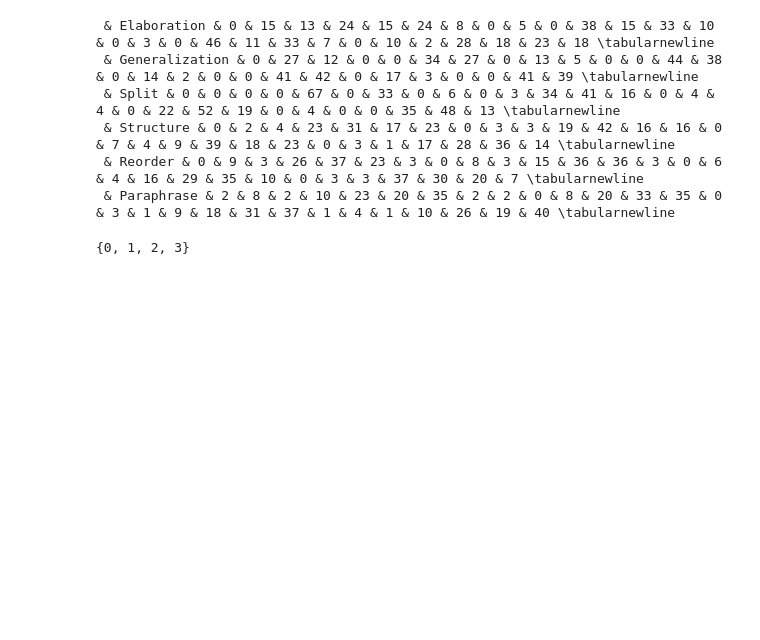
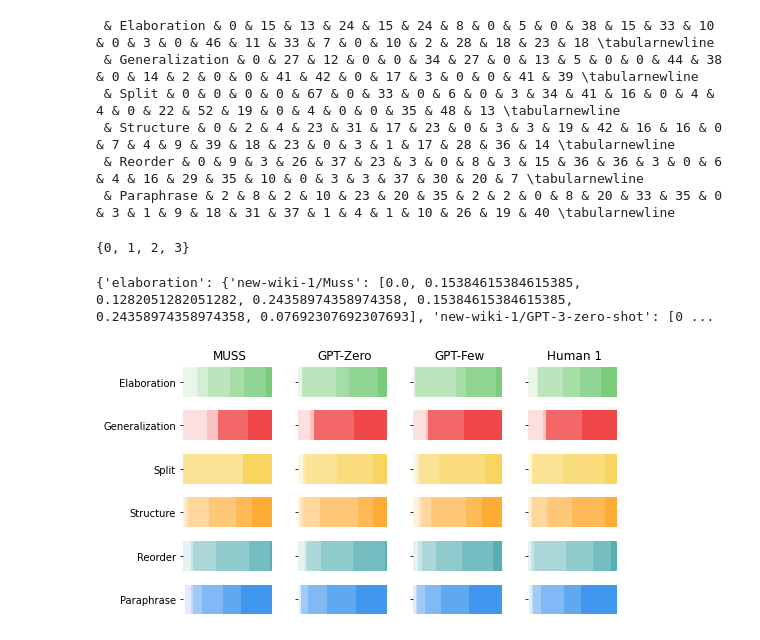
Before and after one commit to Yao-Dou/ts-annotation-tool, a Jupyter notebook: data/analysis/analysis.ipynb, the cells around one changed output. Saved outputs shown, nothing was run; the diff lists cells and outputs as text; code cells hidden in the pictures; blank space fills up the shorter version.

```diff
--- a/data/analysis/analysis.ipynb
+++ b/data/analysis/analysis.ipynb
@@ -471,3 +581,60 @@ anns = [ann for sent in data for ann in sent['processed_annotations']]
 set([ann['rating'] for ann in anns if ann['information_impact'] == Information.LESS])
 # %% [output]
 {0, 1, 2, 3}
+# %%
+families = [
+    'elaboration',
+    'generalization',
+    'split',
+    'structure',
+    'reorder',
+    'paraphrase'
+]
+fam = {}
+for family in families:
+    ratings = get_ratings_by_edit_type(data, family)
+    al = {}
+    for system in [s for s in all_system_labels if s in ratings.keys() and '2' not in s]:
+        # Print quality edits
+        total = sum([x if type(x) is int else sum(x.values()) for x in list(ratings[system].values())])
+        nl = []
+        for i in range(3):
+            nl += [ratings[system]["error"][i] / total]
+        nl += [ratings[system]["trivial"] / total]
+        for i in range(3):
+            nl += [ratings[system]["quality"][i] / total]
+        al[system] = nl
+    # al = ' & ' + al[:-2].capitalize() + '\\tabularnewline'
+    fam[family] = al
+print(fam)
+# %% [output]
+{'elaboration': {'new-wiki-1/Muss': [0.0, 0.15384615384615385, 0.1282051282051282, 0.24358974358974358, 0.15384615384615385, 0.24358974358974358, 0.07692307692307693], 'new-wiki-1/GPT-3-zero-shot': [0 ...
+# %%
+fig, ax = plt.subplots(len(fam.keys()), 4)
+for i, family in enumerate(fam.keys()):
+    ratings = fam[family]
+
+    for j, system in enumerate(ratings.keys()):
+        left = 0
+        color = color_mapping[family]
+        for k, rating in enumerate(ratings[system]):
+            if j == 0:
+                label = family.capitalize()
+            else:
+                label = ' '
+
+            ax[i, j].barh(label, rating, left=left, color=color, alpha=k*(1/7))
+            left += rating
+        if i == 0:
+            ax[i, j].set_title(system_name_mapping[system])
+
+        ax[i, j].set_xticks([])
+
+        ax[i, j].spines['bottom'].set_visible(False)
+        ax[i, j].spines['top'].set_visible(False)
+        ax[i, j].spines['left'].set_visible(False)
+        ax[i, j].spines['right'].set_visible(False)
+
+fig.tight_layout()
+# %% [output]
+[figure, added]
```
Also changed, not shown: parts of 23 cells of this notebook, 10 other files.
